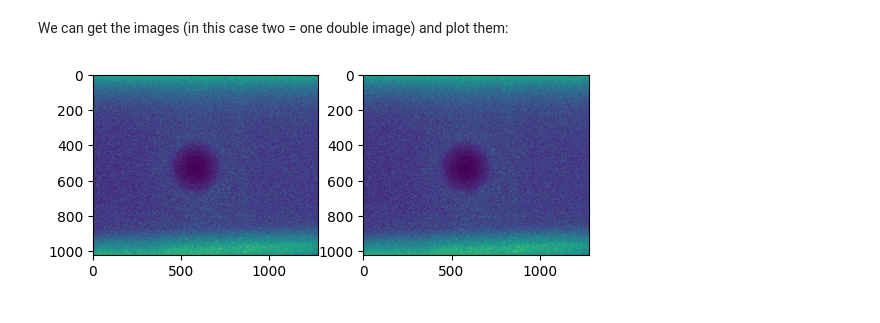
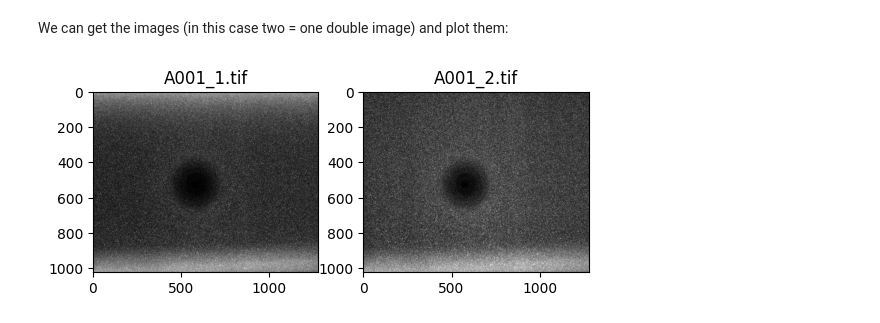
Before and after one commit to matthiasprobst/piv-test-data, a Jupyter notebook: notebooks/usage.ipynb, the cells around one changed output. Drawn from its saved outputs; the diff is of its cells as text; code cells hidden in the pictures.

```diff
--- a/notebooks/usage.ipynb
+++ b/notebooks/usage.ipynb
@@ -47,9 +47,9 @@ We can get the images (in this case two = one double image) and plot them:
 # %%
 import matplotlib.pyplot as plt
 
 fig, axs = plt.subplots(1, 2)
-axs[0].imshow(pc_1A.A[0])
-axs[1].imshow(pc_1A.B[0])
+pc_1A.A[0].plot(axs[0])
+pc_1A.B[0].plot(axs[1])
 plt.show()
 # %% [output]
-[figure, old version]
+[figure, new version]
```
Also changed, not shown: parts of 1 cell of this notebook, 6 other files.
